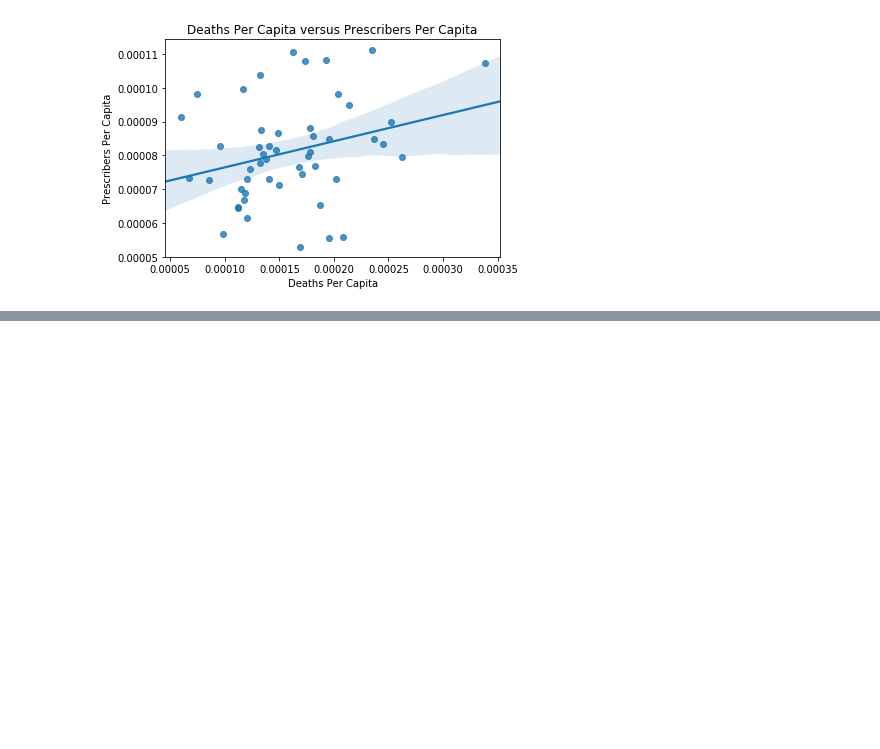
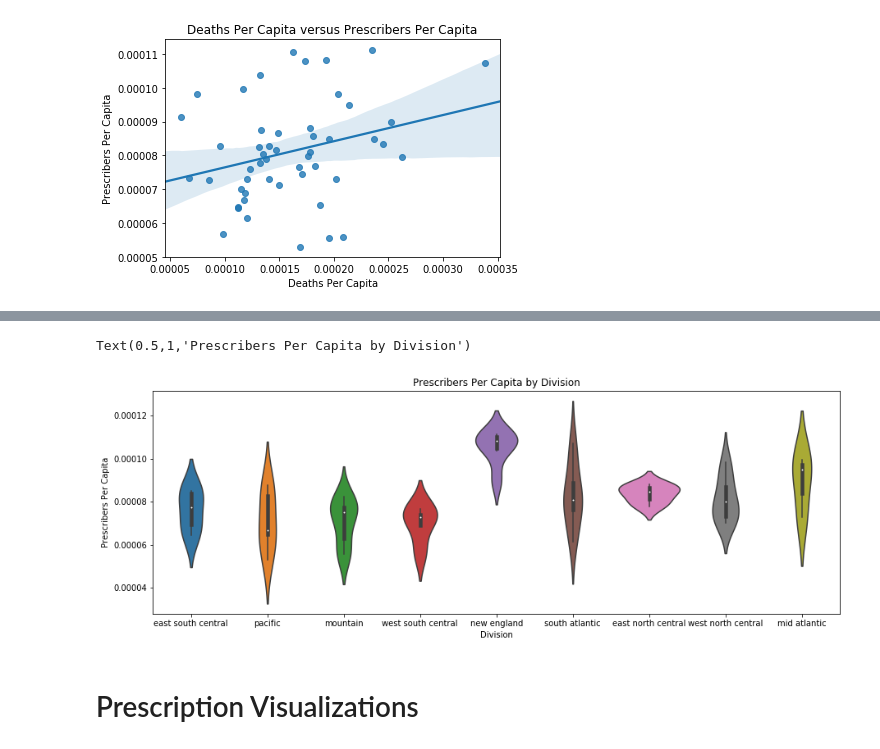
Before and after one commit to ryatchak/springboard, a Jupyter notebook: sandbox/us_opiatedata_kaggle.ipynb, the cells around one changed output, grey strips where cells are left out. Cells and saved outputs as stored; diff of their text form; code cells hidden in the pictures; blank space fills up the shorter version.

```diff
--- a/sandbox/us_opiatedata_kaggle.ipynb
+++ b/sandbox/us_opiatedata_kaggle.ipynb
@@ -219,0 +282,10 @@ Text(0.5,1,'Prescribers Per Capita by Region')
+# %%
+# prescribers per capita by region
+plt.subplots(figsize=(15,5))
+prescriber_division_violin = sns.violinplot(x='Division', y='Prescribers Per Capita', data=overdoses)
+prescriber_division_violin.set_title('Prescribers Per Capita by Division')
+# %% [output]
+Text(0.5,1,'Prescribers Per Capita by Division')
+[figure, added]
+# %% [markdown]
+# Prescription Visualizations
```
Also changed, not shown: parts of 13 cells of this notebook.
